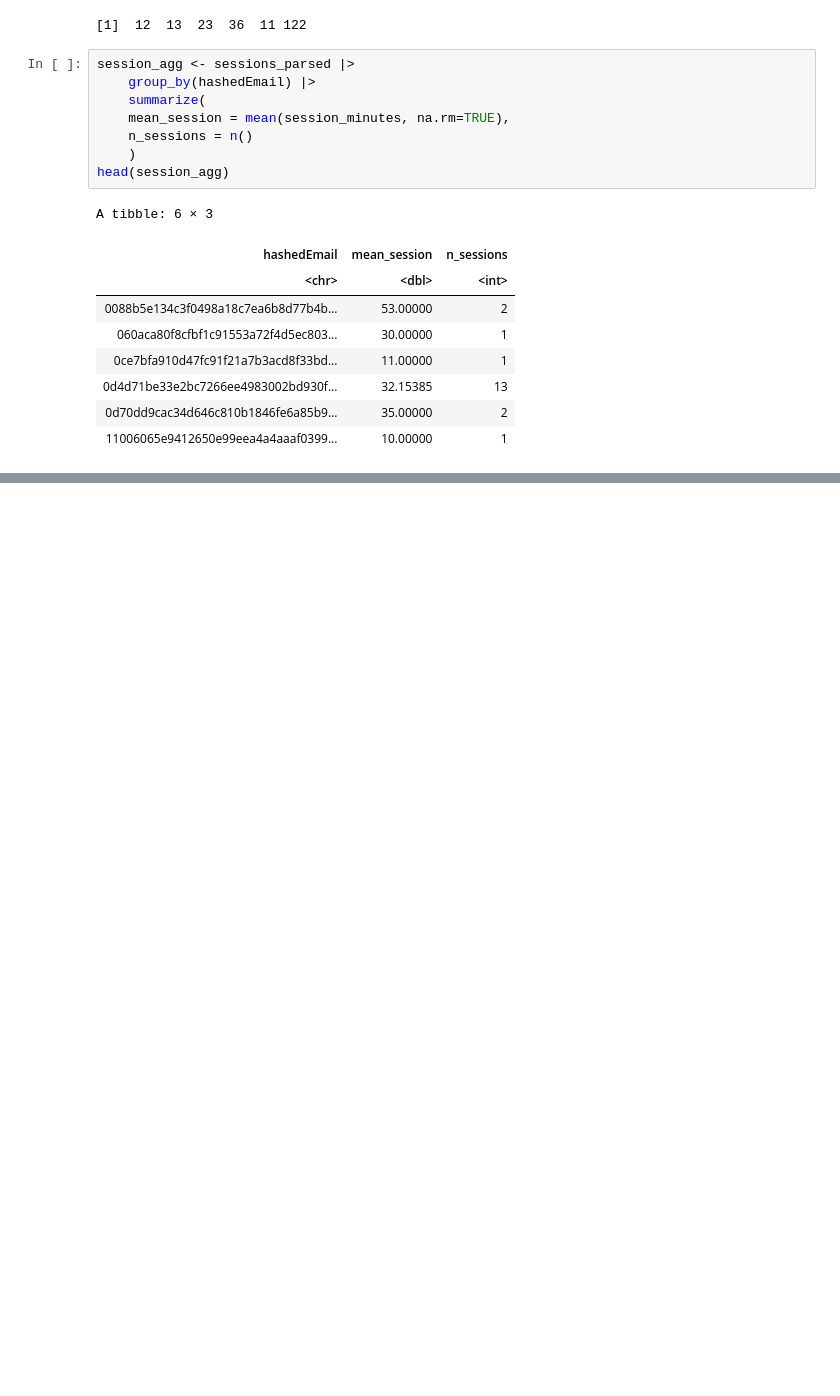
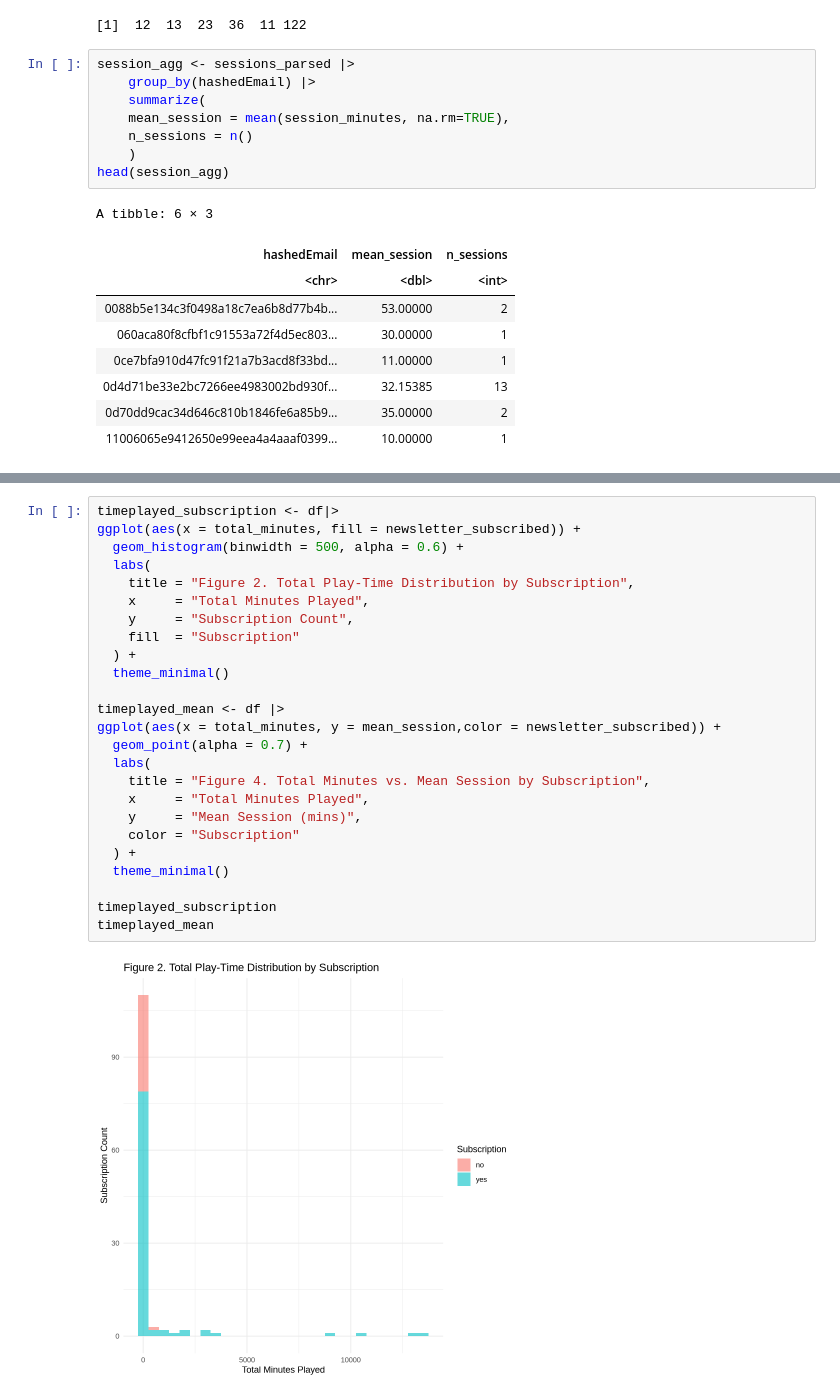
Before and after one commit to smirsham/DSCI-100-Project_Sina, a Jupyter notebook: Project_Code.ipynb, the cells around one changed output, grey strips where cells are left out. Drawn from its saved outputs; the diff is of its cells as text; blank space fills up the shorter version.

```diff
--- a/Project_Code.ipynb
+++ b/Project_Code.ipynb
@@ -160,0 +207,27 @@ A tibble: 6 × 3
+# %%
+timeplayed_subscription <- df|>
+ggplot(aes(x = total_minutes, fill = newsletter_subscribed)) +
+  geom_histogram(binwidth = 500, alpha = 0.6) +
+  labs(
+    title = "Figure 2. Total Play-Time Distribution by Subscription",
+    x     = "Total Minutes Played",
+    y     = "Subscription Count",
+    fill  = "Subscription"
+  ) +
+  theme_minimal()
+
+timeplayed_mean <- df |>
+ggplot(aes(x = total_minutes, y = mean_session,color = newsletter_subscribed)) +
+  geom_point(alpha = 0.7) +
+  labs(
+    title = "Figure 4. Total Minutes vs. Mean Session by Subscription",
+    x     = "Total Minutes Played",
+    y     = "Mean Session (mins)",
+    color = "Subscription"
+  ) +
+  theme_minimal()
+
+timeplayed_subscription
+timeplayed_mean
+# %% [output]
+[figure, added]
```
Also changed, not shown: parts of 9 cells of this notebook.
